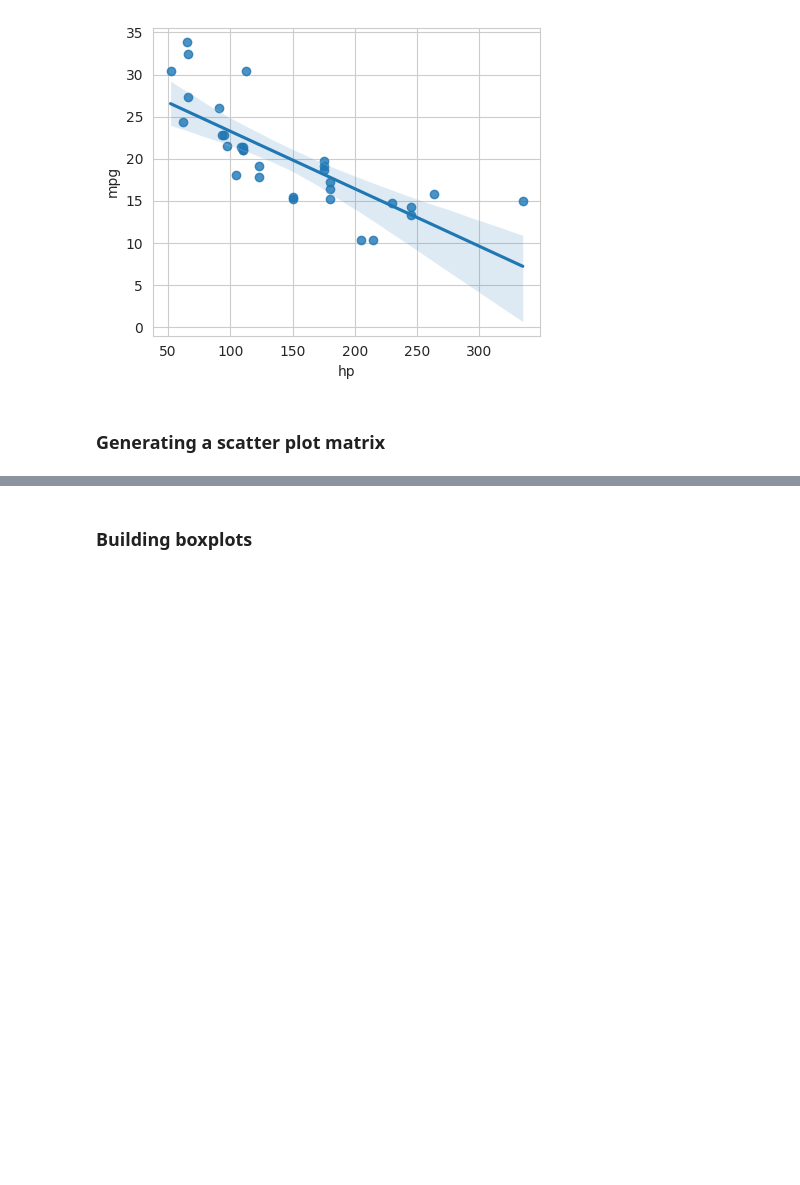
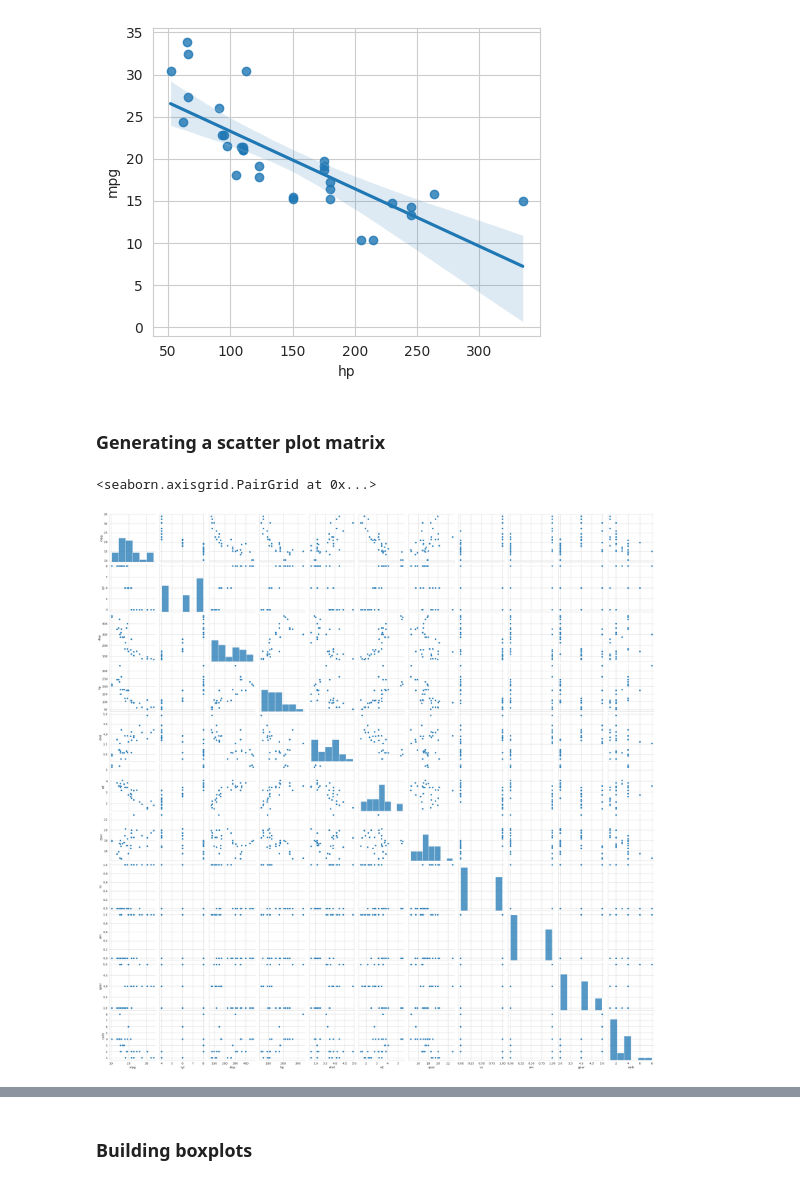
Before and after one commit to MaryWagura/python_for_deep_learning, a Jupyter notebook: notebooks/04_07b.ipynb, the cells around one changed output, grey strips where cells are left out. Drawn from its saved outputs; the diff is of its cells as text; code cells hidden in the pictures; blank space fills up the shorter version.

Commit message:
seaborn- scatter plot

```diff
--- a/notebooks/04_07b.ipynb
+++ b/notebooks/04_07b.ipynb
@@ -53,3 +53,8 @@ sns.regplot(x='hp', y='mpg', data=cars, scatter=True)
 [figure]
 # %% [markdown]
 ### Generating a scatter plot matrix
+# %%
+sns.pairplot(cars)
+# %% [output]
+<seaborn.axisgrid.PairGrid at 0x...>
+[figure, added]
```
Also changed, not shown: parts of 1 cell of this notebook.
